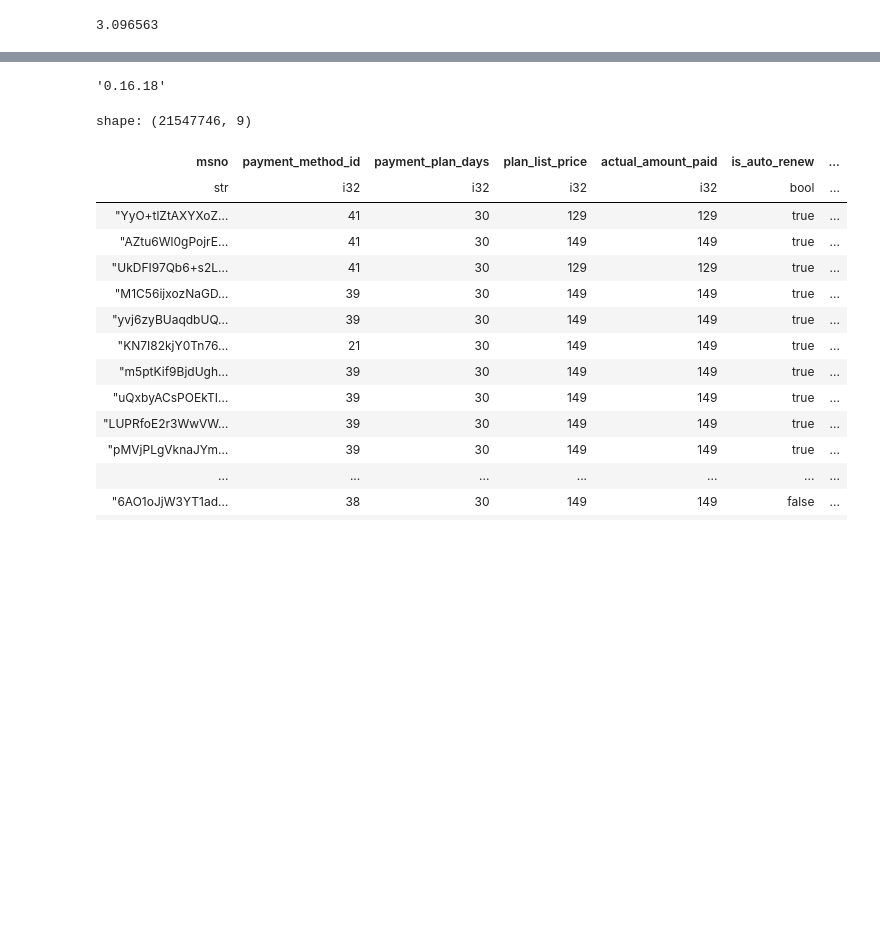
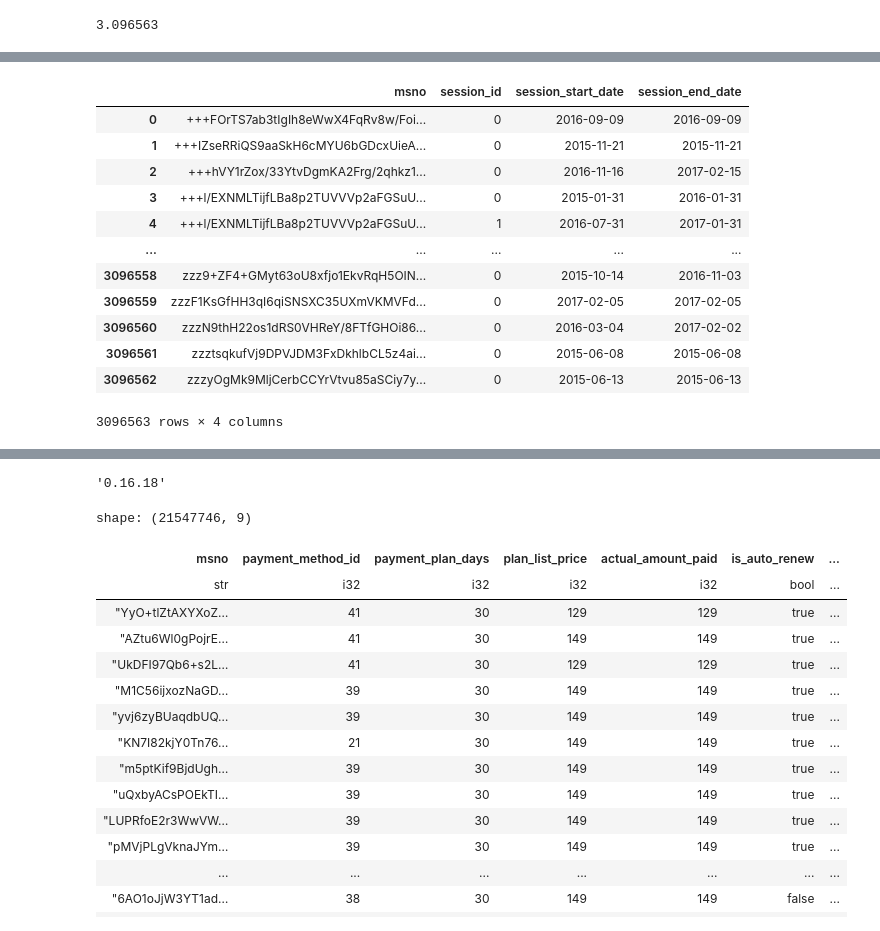
Before and after one commit to soda-inria/survival-analysis-benchmark, a Jupyter notebook: datasets/kkbox_churn/basic_sessionization_ibis_duckdb_vs_polars.ipynb, the cells around one changed output, grey strips where cells are left out. Saved outputs shown, nothing was run; the diff lists cells and outputs as text; code cells hidden in the pictures; blank space fills up the shorter version.

Commit message:
Update basic sessionization notebook on parquet files only

```diff
--- a/datasets/kkbox_churn/basic_sessionization_ibis_duckdb_vs_polars.ipynb
+++ b/datasets/kkbox_churn/basic_sessionization_ibis_duckdb_vs_polars.ipynb
@@ -197,5 +195,6 @@ def preprocess_transactions(transactions):
         )
     )
 # %%
-%time preprocess_transactions(transactions).count().execute()
+sessions = preprocess_transactions(transactions)
+%time sessions.count().execute() / 1e6
 # %% [output]
@@ -204,0 +204,4 @@ Wall time: 13 s
+# %%
+%time sessions_df = sessions.to_pandas()
+sessions_df
+# %% [output]
@@ -205 +210,14 @@ Wall time: 13 s
+|  | msno | session_id | session_start_date | session_end_date |
+| 0 | +++FOrTS7ab3tIgIh8eWwX4FqRv8w/Foi... | 0 | 2016-09-09 | 2016-09-09 |
+| 1 | +++IZseRRiQS9aaSkH6cMYU6bGDcxUieA... | 0 | 2015-11-21 | 2015-11-21 |
+| 2 | +++hVY1rZox/33YtvDgmKA2Frg/2qhkz1... | 0 | 2016-11-16 | 2017-02-15 |
+| 3 | +++l/EXNMLTijfLBa8p2TUVVVp2aFGSuU... | 0 | 2015-01-31 | 2016-01-31 |
+| 4 | +++l/EXNMLTijfLBa8p2TUVVVp2aFGSuU... | 1 | 2016-07-31 | 2017-01-31 |
+| ... | ... | ... | ... | ... |
+| 3096558 | zzz9+ZF4+GMyt63oU8xfjo1EkvRqH5OIN... | 0 | 2015-10-14 | 2016-11-03 |
+| 3096559 | zzzF1KsGfHH3qI6qiSNSXC35UXmVKMVFd... | 0 | 2017-02-05 | 2017-02-05 |
+| 3096560 | zzzN9thH22os1dRS0VHReY/8FTfGHOi86... | 0 | 2016-03-04 | 2017-02-02 |
+| 3096561 | zzztsqkufVj9DPVJDM3FxDkhlbCL5z4ai... | 0 | 2015-06-08 | 2015-06-08 |
+| 3096562 | zzzyOgMk9MljCerbCCYrVtvu85aSCiy7y... | 0 | 2015-06-13 | 2015-06-13 |
+3096563 rows × 4 columns
 # %%
```
Also changed, not shown: parts of 16 cells of this notebook.
